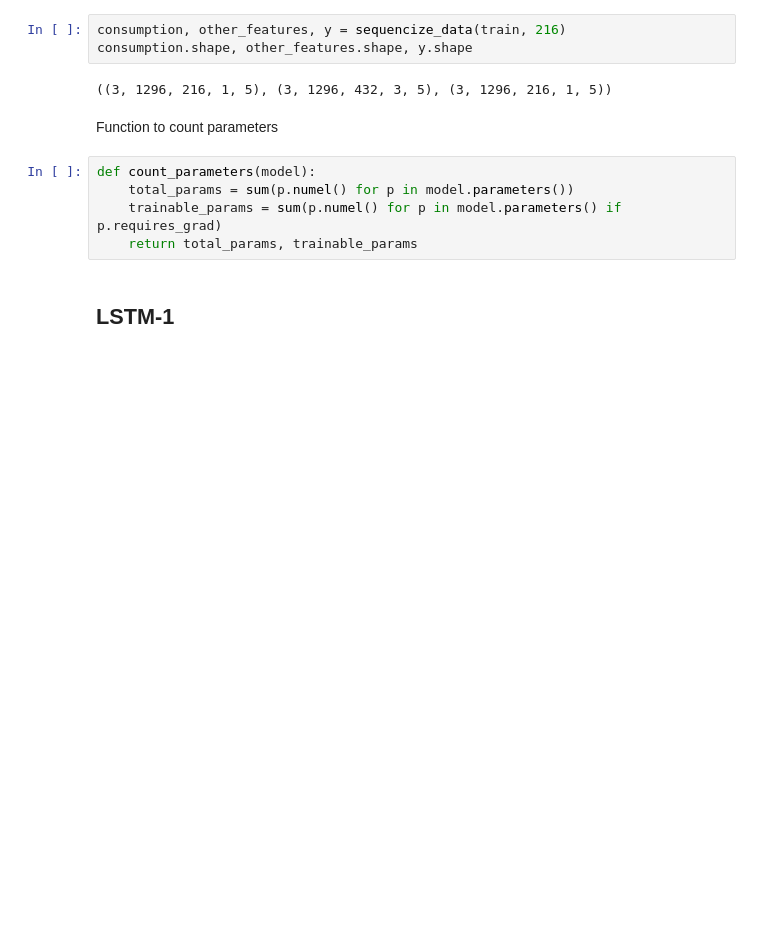
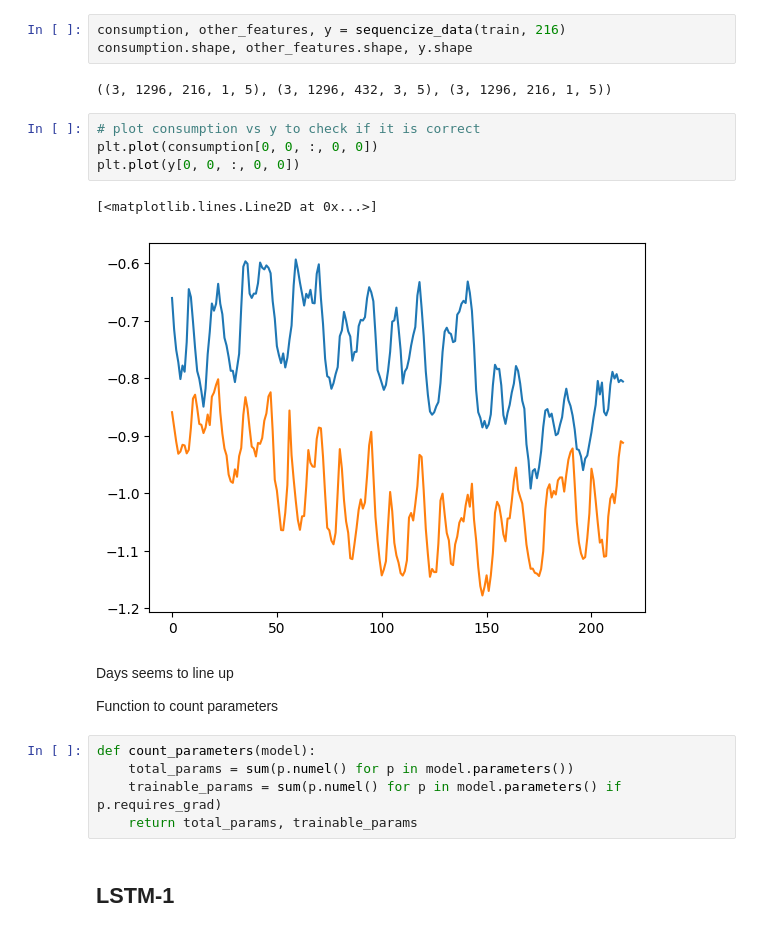
Before and after one commit to SigmaDerivative/energy-consumption-forecast, a Jupyter notebook: analysis.ipynb, the cells around one changed output. Saved outputs shown, nothing was run; the diff lists cells and outputs as text; blank space fills up the shorter version.

```diff
--- a/analysis.ipynb
+++ b/analysis.ipynb
@@ -524,7 +524,16 @@ consumption, other_features, y = sequencize_data(train, 216)
 consumption.shape, other_features.shape, y.shape
 # %% [output]
 ((3, 1296, 216, 1, 5), (3, 1296, 432, 3, 5), (3, 1296, 216, 1, 5))
+# %%
+# plot consumption vs y to check if it is correct
+plt.plot(consumption[0, 0, :, 0, 0])
+plt.plot(y[0, 0, :, 0, 0])
+# %% [output]
+[<matplotlib.lines.Line2D at 0x...>]
+[figure, added]
 # %% [markdown]
+Days seems to line up
+
 Function to count parameters
 # %%
 def count_parameters(model):
```
Also changed, not shown: parts of 8 cells of this notebook.
